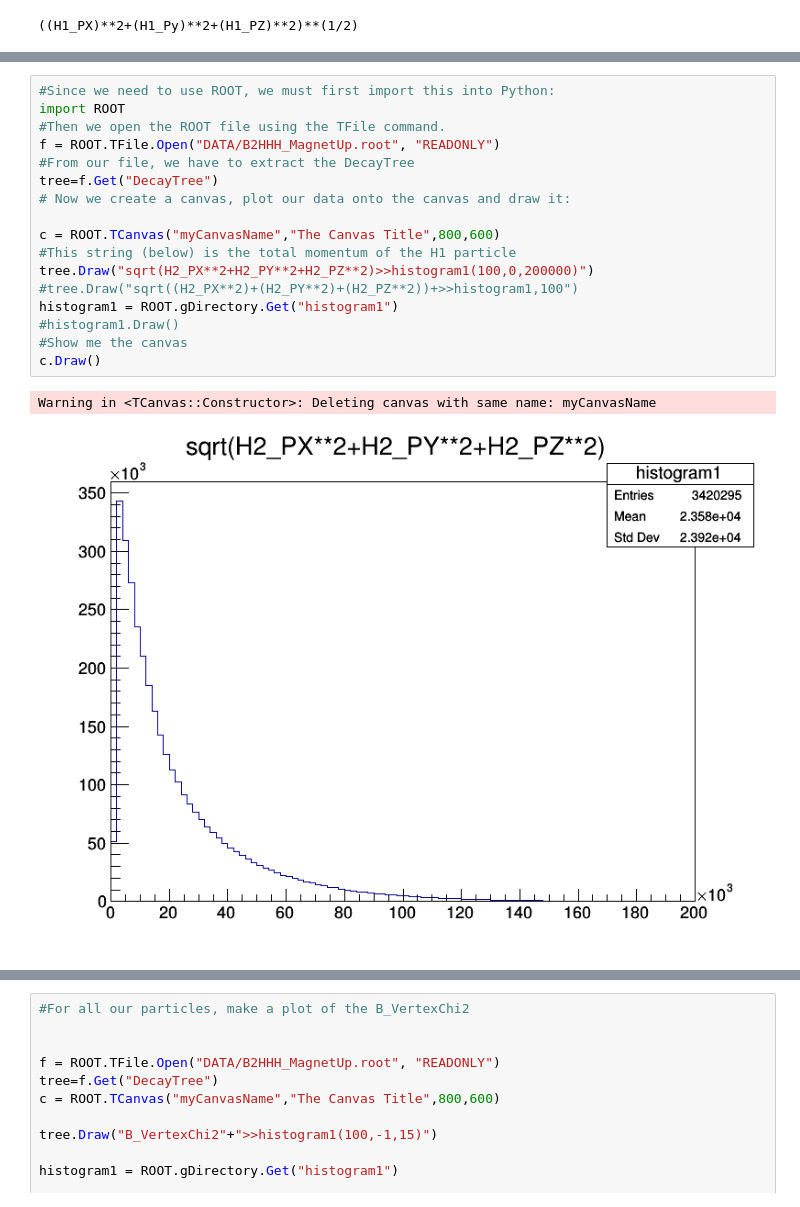
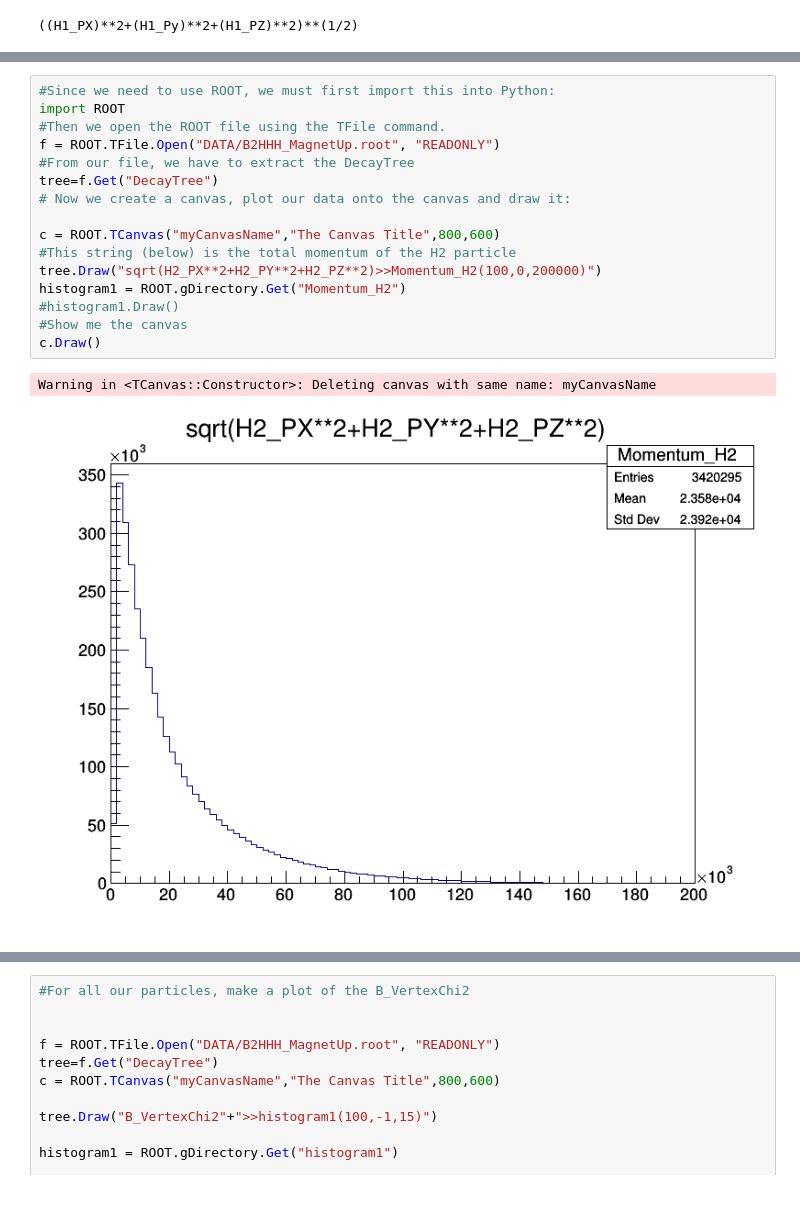
Before and after one commit to gio-rb/PRA3024, a Jupyter notebook: Week4.ipynb, the cells around one changed output, grey strips where cells are left out. Drawn from its saved outputs; the diff is of its cells as text.

```diff
--- a/Week4.ipynb
+++ b/Week4.ipynb
@@ -175,23 +146,22 @@ Warning in <TCanvas::Constructor>: Deleting canvas with same name: myCanvasName
 # %%
 #Since we need to use ROOT, we must first import this into Python:
 import ROOT
 #Then we open the ROOT file using the TFile command.
 f = ROOT.TFile.Open("DATA/B2HHH_MagnetUp.root", "READONLY")
 #From our file, we have to extract the DecayTree
 tree=f.Get("DecayTree")
 # Now we create a canvas, plot our data onto the canvas and draw it:
 
 c = ROOT.TCanvas("myCanvasName","The Canvas Title",800,600)
-#This string (below) is the total momentum of the H1 particle
-tree.Draw("sqrt(H2_PX**2+H2_PY**2+H2_PZ**2)>>histogram1(100,0,200000)")
-#tree.Draw("sqrt((H2_PX**2)+(H2_PY**2)+(H2_PZ**2))+>>histogram1,100")
-histogram1 = ROOT.gDirectory.Get("histogram1")
+#This string (below) is the total momentum of the H2 particle
+tree.Draw("sqrt(H2_PX**2+H2_PY**2+H2_PZ**2)>>Momentum_H2(100,0,200000)")
+histogram1 = ROOT.gDirectory.Get("Momentum_H2")
 #histogram1.Draw()
 #Show me the canvas
 c.Draw()
 # %% [output]
 Warning in <TCanvas::Constructor>: Deleting canvas with same name: myCanvasName
-[figure, old version]
+[figure, new version]
 # %%
 #Since we need to use ROOT, we must first import this into Python:
 import ROOT
```
Also changed, not shown: parts of 19 cells of this notebook.
